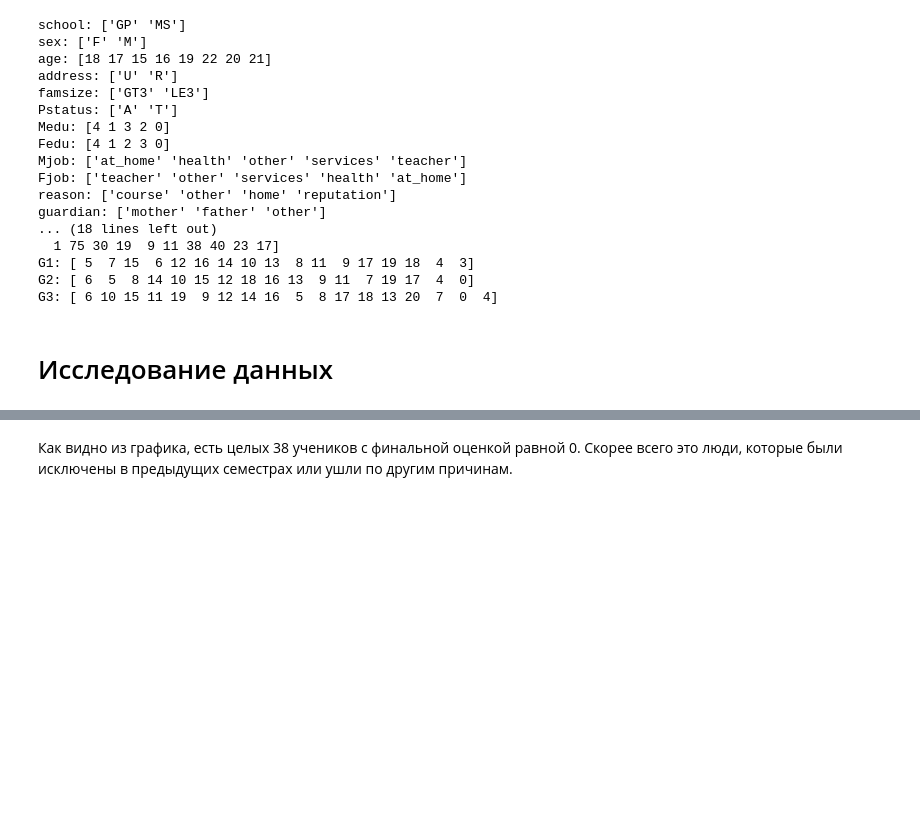
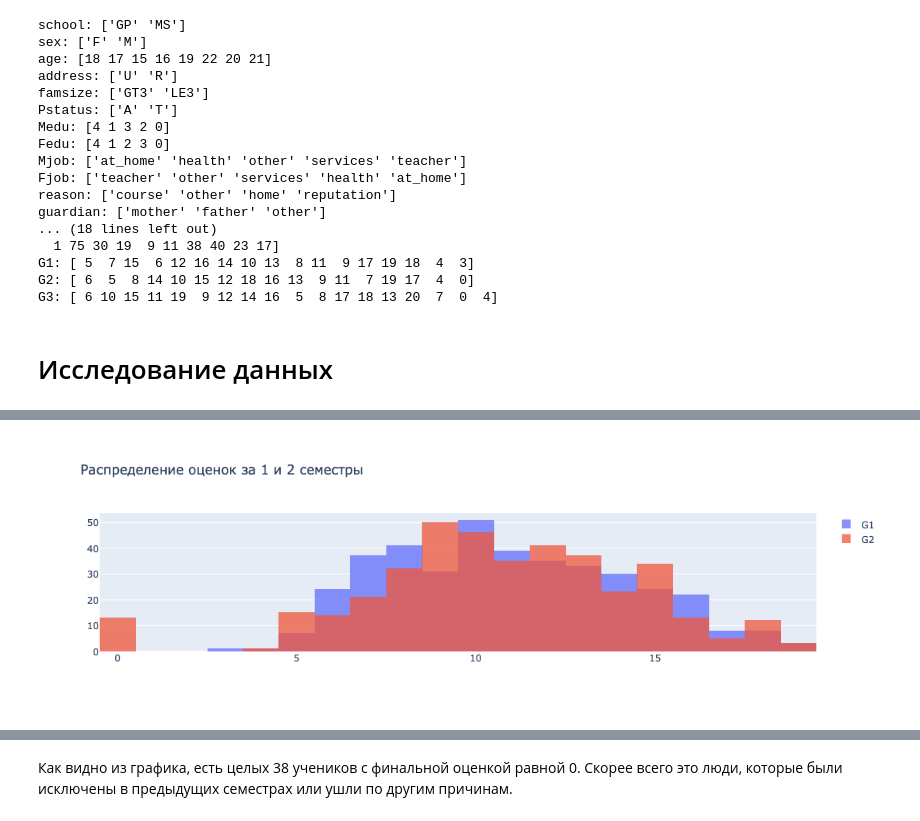
Before and after one commit to naelxd/ai_project, a Jupyter notebook: ai-project.ipynb, the cells around one changed output, grey strips where cells are left out. Drawn from its saved outputs; the diff is of its cells as text; code cells hidden in the pictures; blank space fills up the shorter version.

```diff
--- a/ai-project.ipynb
+++ b/ai-project.ipynb
@@ -83,6 +86,8 @@ fig.add_trace(go.Histogram(x=train_math['G2'], name="G2"))
 
 fig.update_layout(barmode='overlay')
 
+fig.update_layout(title_text='Распределение оценок за 1 и 2 семестры')
+
 fig.update_traces(opacity=0.75)
 fig.show()
 # %% [output]
@@ -90,2 +94,3 @@ fig.show()
+[figure, added]
 # %%
 fig = go.Figure(data=[go.Histogram(x=train_math['G3'])])
```
Also changed, not shown: parts of 32 cells of this notebook.
